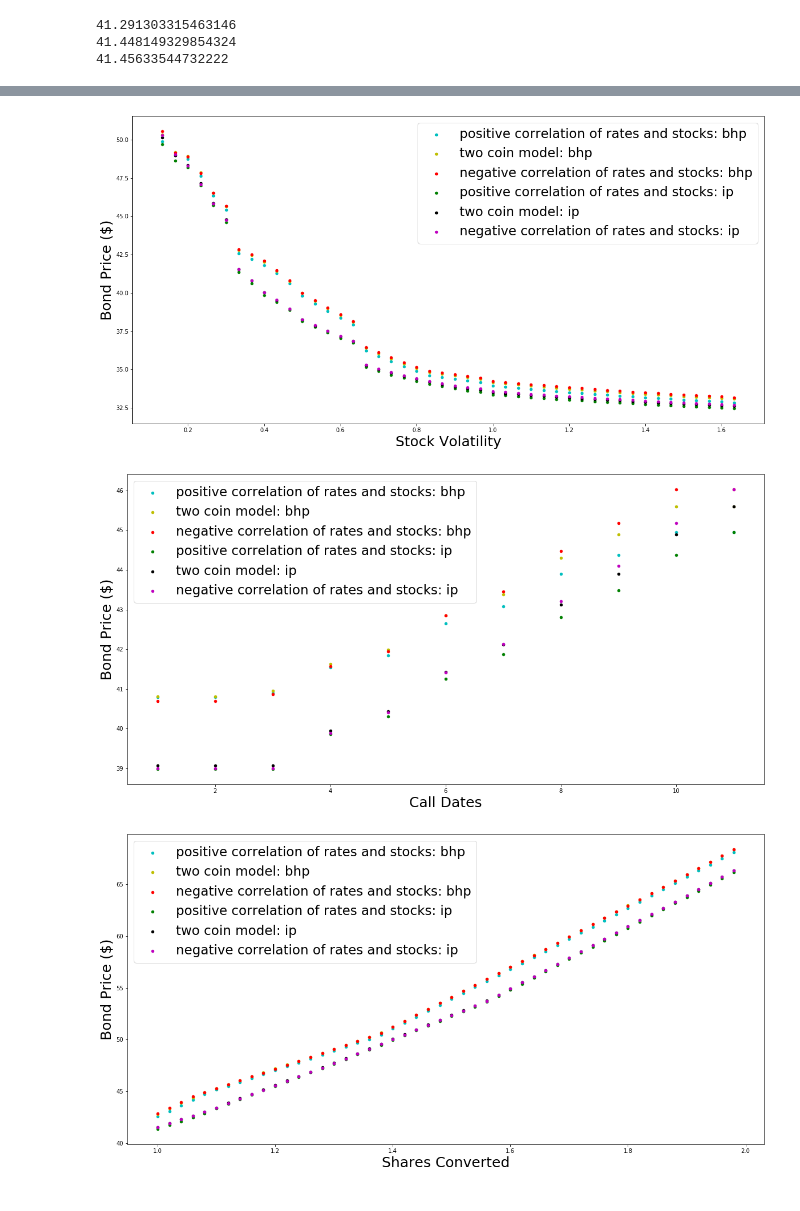
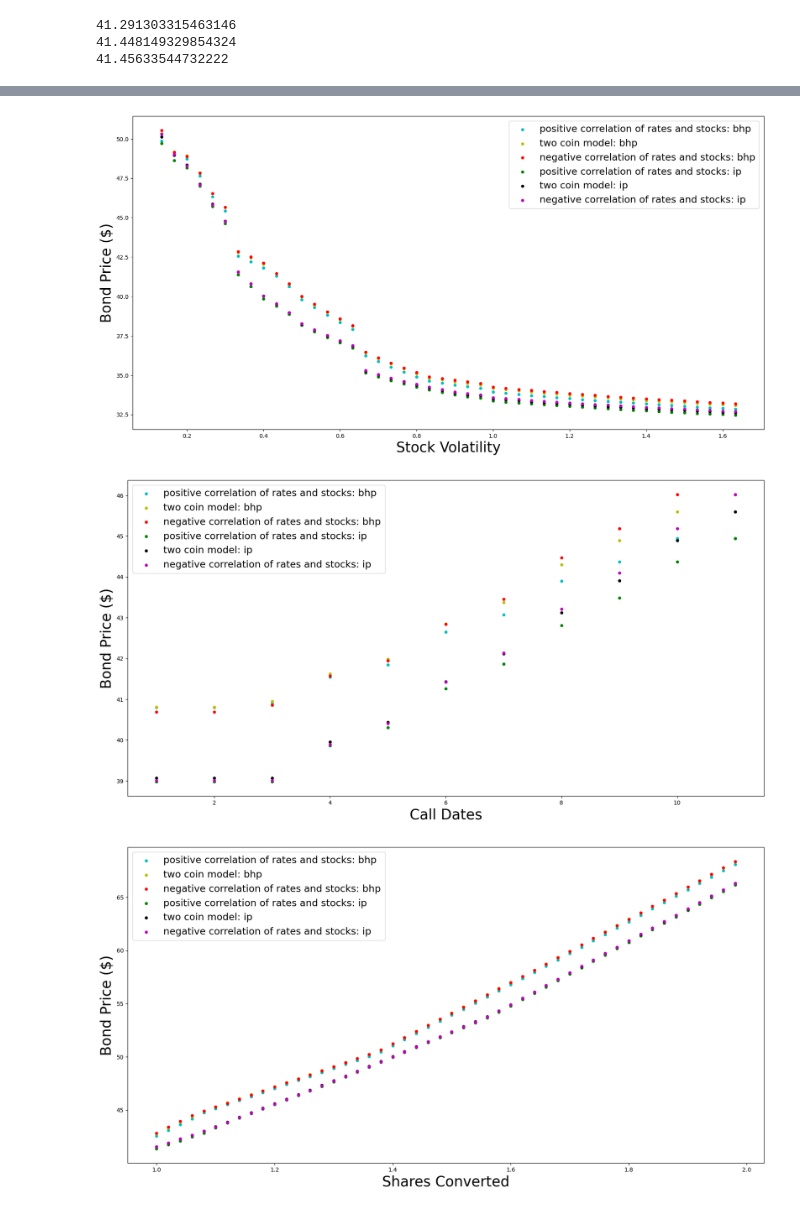
Before and after one commit to laurenjs888/convertible_bonds, a Jupyter notebook: two_coin_v3.ipynb, the cells around one changed output, grey strips where cells are left out. Drawn from its saved outputs; the diff is of its cells as text; code cells hidden in the pictures.

```diff
--- a/two_coin_v3.ipynb
+++ b/two_coin_v3.ipynb
@@ -436,24 +428,0 @@ print(sim_two_coin(6, 5, 0.04, 0.002, 0, 2))
-# %%
-t = 6
-r = 0.04
-rate_volatility = 0.002
-call_price = 55
-lo = 4 # lowest vol
-hi = 8 # highest vol
-incr = -0.1 # negative
-
-keys = np.arange(hi, lo, incr)
-c_price0 = {}
-c_price1= {}
-c_price2 = {}
-callable_price0 = {}
-callable_price1 = {}
-callable_price2 = {}
-
-for i in keys: # try different vol
-    c_price0[i] = [sim_two_coin(t, i, r, rate_volatility, 0, 0)]
-    c_price1[i] = [sim_two_coin(t, i, r, rate_volatility, 0, 1)]
-    c_price2[i] = [sim_two_coin(t, i, r, rate_volatility, 0, 2)]
-    callable_price0[i] = [sim_two_coin(t, i, r, rate_volatility, call_price, 0)]
-    callable_price1[i] = [sim_two_coin(t, i, r, rate_volatility, call_price, 1)]
-    callable_price2[i] = [sim_two_coin(t, i, r, rate_volatility, call_price, 2)]
@@ -526,21 +475,21 @@ for v in range(lower, upper):
 # %%
 fig1 = plt.figure(figsize=(20,10))
 ax1 = fig1.add_subplot()
 plt.xlabel('Stock Volatility', fontsize = 25)
 plt.ylabel('Bond Price ($)', fontsize = 25)
 
 ax1.scatter(xvals, pos_cor, s=20, c='c', label="positive correlation of rates and stocks: bhp")
 ax1.scatter(xvals, ind, s=20, c='y', label="two coin model: bhp")
 ax1.scatter(xvals, neg_cor, s=20, c='r', label="negative correlation of rates and stocks: bhp")
 
 ax1.scatter(xvals, pos_cor1, s=20, c='g', label="positive correlation of rates and stocks: ip")
 ax1.scatter(xvals, ind1, s=20, c='k', label="two coin model: ip")
 ax1.scatter(xvals, neg_cor1, s=20, c='m', label="negative correlation of rates and stocks: ip")
 
-plt.legend(loc='upper right', fontsize = 23)
+plt.legend(loc='upper right', fontsize = 17)
 plt.show()
 # %% [output]
-[figure, old version]
+[figure, new version]
 # %%
 ############################
 # INVESTIGATE: BOND PRICE VS CALL DATES
@@ -604,10 +553,10 @@ ax2.scatter(xvals2, pc2b, s=20, c='g', label="positive correlation of rates and
 ax2.scatter(xvals2, ind2b, s=20, c='k', label="two coin model: ip")
 ax2.scatter(xvals2, nc2b, s=20, c='m', label="negative correlation of rates and stocks: ip")
 
-plt.legend(loc='upper left', fontsize = 23)
+plt.legend(loc='upper left', fontsize = 17)
 plt.show()
 # %% [output]
-[figure, old version]
+[figure, new version]
 # %%
 ############################
 # INVESTIGATE: BOND PRICE VS CONVERSION AMOUNTS
@@ -675,10 +624,10 @@ ax3.scatter(xvals3, pc3b, s=20, c='g', label="positive correlation of rates and
 ax3.scatter(xvals3, ind3b, s=20, c='k', label="two coin model: ip")
 ax3.scatter(xvals3, nc3b, s=20, c='m', label="negative correlation of rates and stocks: ip")
 
-plt.legend(loc='upper left', fontsize = 23)
+plt.legend(loc='upper left', fontsize = 17)
 plt.show()
 # %% [output]
-[figure, old version]
+[figure, new version]
 # %%
 ############################
 # INVESTIGATE: BOND PRICE VS TIME 5 CONVERSION AMOUNT
```
Also changed, not shown: parts of 7 cells of this notebook, 2 other files.
